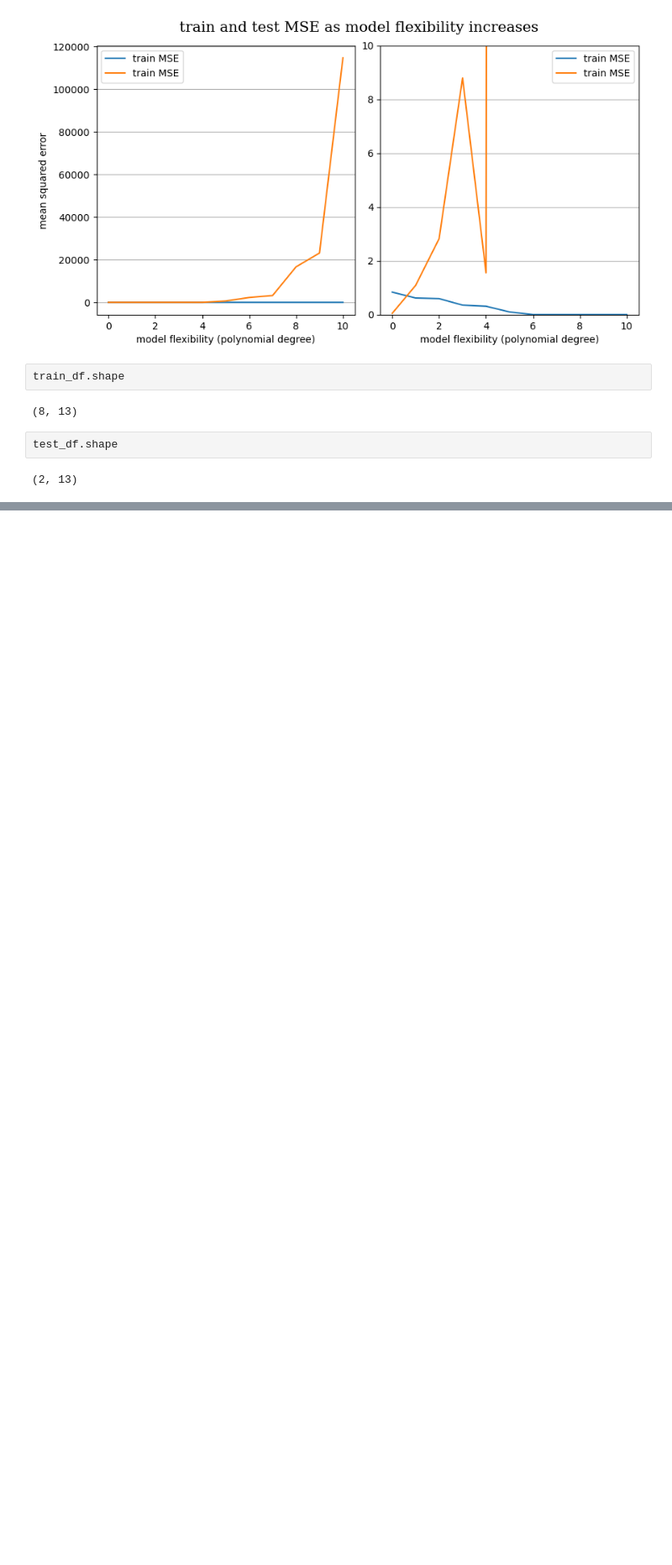
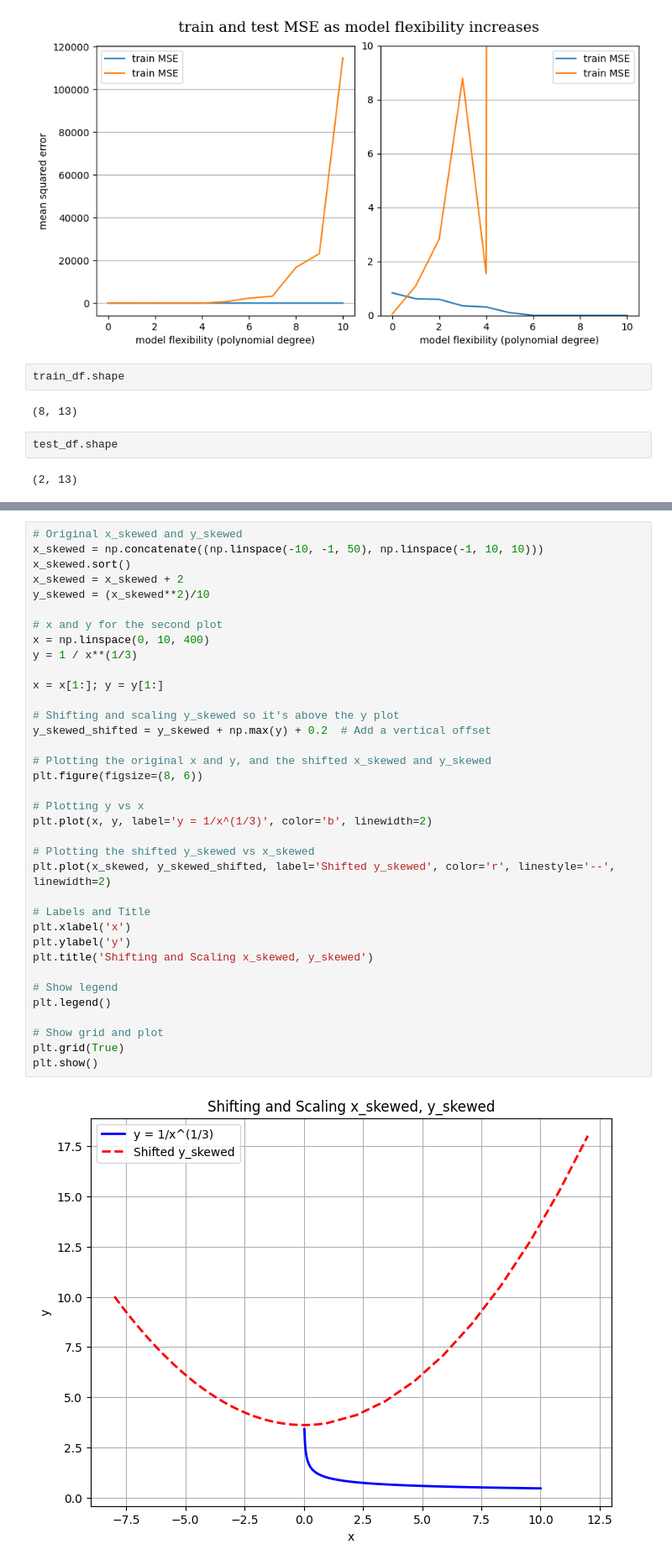
Before and after one commit to HNoorazar/Ag_Others, a Jupyter notebook: educational/Overfit.ipynb, the cells around one changed output, grey strips where cells are left out. Shown at 84% size. Cells and saved outputs as stored; diff of their text form; blank space fills up the shorter version.

```diff
--- a/educational/Overfit.ipynb
+++ b/educational/Overfit.ipynb
@@ -415,0 +471,38 @@ test_df.shape
+# %%
+# Original x_skewed and y_skewed
+x_skewed = np.concatenate((np.linspace(-10, -1, 50), np.linspace(-1, 10, 10)))
+x_skewed.sort()
+x_skewed = x_skewed + 2
+y_skewed = (x_skewed**2)/10
+
+# x and y for the second plot
+x = np.linspace(0, 10, 400)
+y = 1 / x**(1/3)
+
+x = x[1:]; y = y[1:]
+
+# Shifting and scaling y_skewed so it's above the y plot
+y_skewed_shifted = y_skewed + np.max(y) + 0.2  # Add a vertical offset
+
+# Plotting the original x and y, and the shifted x_skewed and y_skewed
+plt.figure(figsize=(8, 6))
+
+# Plotting y vs x
+plt.plot(x, y, label='y = 1/x^(1/3)', color='b', linewidth=2)
+
+# Plotting the shifted y_skewed vs x_skewed
+plt.plot(x_skewed, y_skewed_shifted, label='Shifted y_skewed', color='r', linestyle='--', linewidth=2)
+
+# Labels and Title
+plt.xlabel('x')
+plt.ylabel('y')
+plt.title('Shifting and Scaling x_skewed, y_skewed')
+
+# Show legend
+plt.legend()
+
+# Show grid and plot
+plt.grid(True)
+plt.show()
+# %% [output]
+[figure, added]
```
Also changed, not shown: parts of 15 cells of this notebook, 1 other file.
